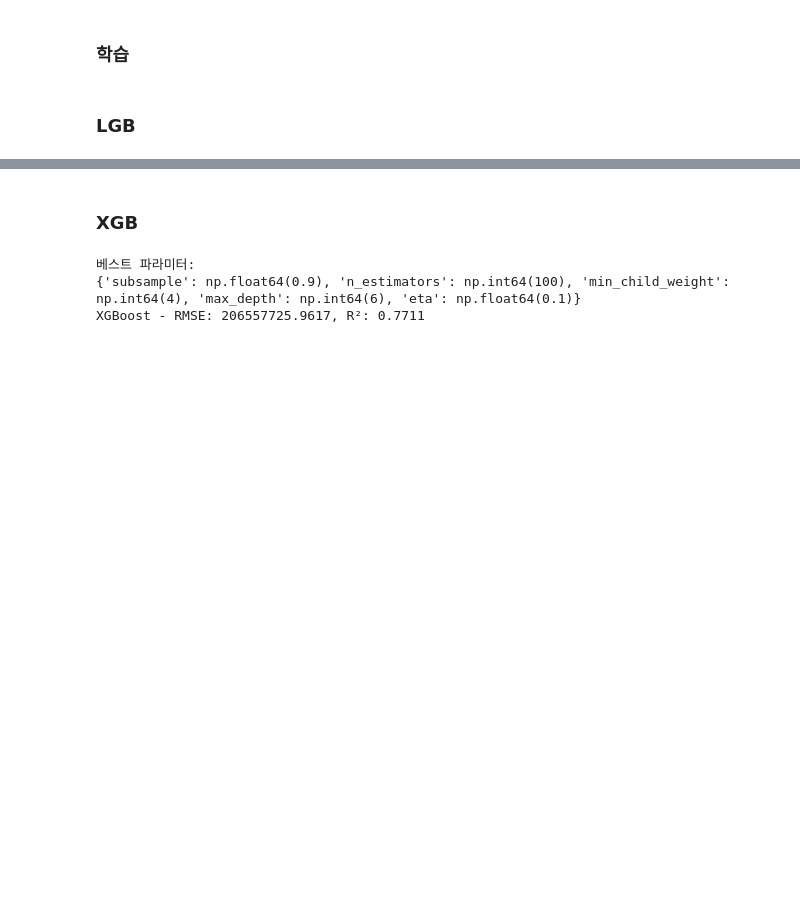
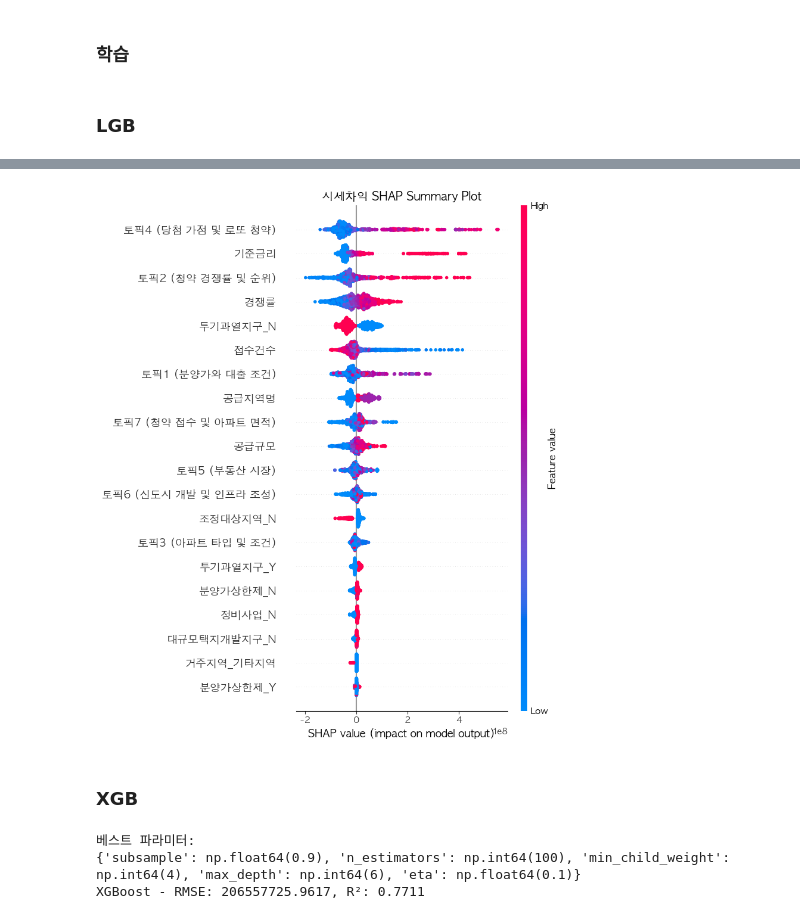
Before and after one commit to choikwangil95/HKToss-MLOps-Proejct, a Jupyter notebook: src/baseline_gain.ipynb, the cells around one changed output, grey strips where cells are left out. Cells and saved outputs as stored; diff of their text form; code cells hidden in the pictures; blank space fills up the shorter version.

```diff
--- a/src/baseline_gain.ipynb
+++ b/src/baseline_gain.ipynb
@@ -216,3 +252,20 @@ LightGBM - RMSE: 173175857.3155983, R^2: 0.6733653063616578
+# %%
+import shap
+import matplotlib.pyplot as plt
+
+# SHAP 값 계산
+explainer = shap.Explainer(lgb_model)
+shap_values = explainer(X_train_transformed)
+
+# SHAP Summary Plot
+shap.summary_plot(shap_values, X_train_transformed, show=False)  # 🔹 show=False: 자동 show 막음
+
+# 🔽 타이틀 추가
+plt.title("시세차익 SHAP Summary Plot", fontsize=14)
+plt.tight_layout()
+plt.show()
+# %% [output]
+[figure, added]
 # %% [markdown]
 ### XGB
 # %%
```
Also changed, not shown: parts of 7 cells of this notebook, 3 other files.
